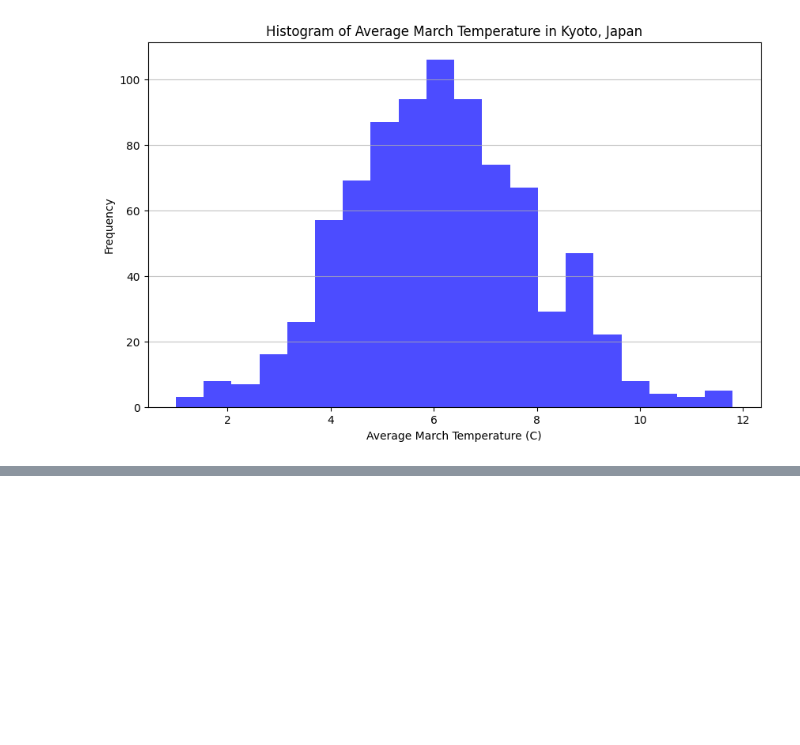
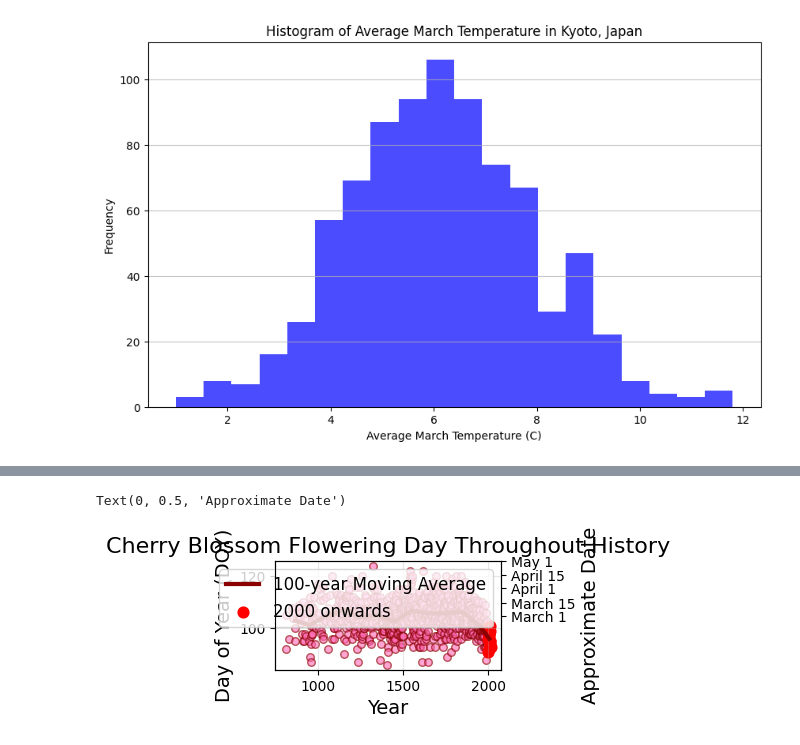
Before and after one commit to lcarnegie/sakura, a Jupyter notebook: scripts/03-explore-data.ipynb, the cells around one changed output, grey strips where cells are left out. Saved outputs shown, nothing was run; the diff lists cells and outputs as text; code cells hidden in the pictures; blank space fills up the shorter version.

```diff
--- a/scripts/03-explore-data.ipynb
+++ b/scripts/03-explore-data.ipynb
@@ -77,0 +93,37 @@ NameError: name 'df' is not defined
+# %%
+ax1 = plt.subplot(3, 2, 1)
+
+# Filter for non-censored data
+non_censored = df[df['censored'] == 0]
+# Plot scatter points
+ax1.scatter(non_censored['year'], non_censored['flower_doy'],
+            alpha=0.6, c='#FF69B4', edgecolors='#8B0000', s=30)
+
+# Add a trend line using lowess - 100-year moving average
+from scipy.stats import linregress
+window_size = 100
+grouped = non_censored.groupby(non_censored['year'] // window_size * window_size)
+avg_years = [group.year.mean() for name, group in grouped]
+avg_doys = [group.flower_doy.mean() for name, group in grouped]
+ax1.plot(avg_years, avg_doys, '-', color='darkred', linewidth=3, label='100-year Moving Average')
+
+# Highlight recent years (2000 onwards)
+recent = non_censored[non_censored['year'] >= 2000]
+ax1.scatter(recent['year'], recent['flower_doy'], color='red', s=60, label='2000 onwards')
+
+ax1.set_xlabel('Year', fontsize=14)
+ax1.set_ylabel('Day of Year (DOY)', fontsize=14)
+ax1.set_title('Cherry Blossom Flowering Day Throughout History', fontsize=16)
+ax1.grid(True, alpha=0.3)
+ax1.legend(fontsize=12)
+
+# Add a second y-axis with date interpretations
+ax1_right = ax1.twinx()
+date_labels = ['March 1', 'March 15', 'April 1', 'April 15', 'May 1']
+date_positions = [60, 74, 91, 105, 121]
+ax1_right.set_yticks(date_positions)
+ax1_right.set_yticklabels(date_labels)
+ax1_right.set_ylabel('Approximate Date', fontsize=14)
+# %% [output]
+Text(0, 0.5, 'Approximate Date')
+[figure, added]
```
Also changed, not shown: parts of 4 cells of this notebook, 5 other files.
